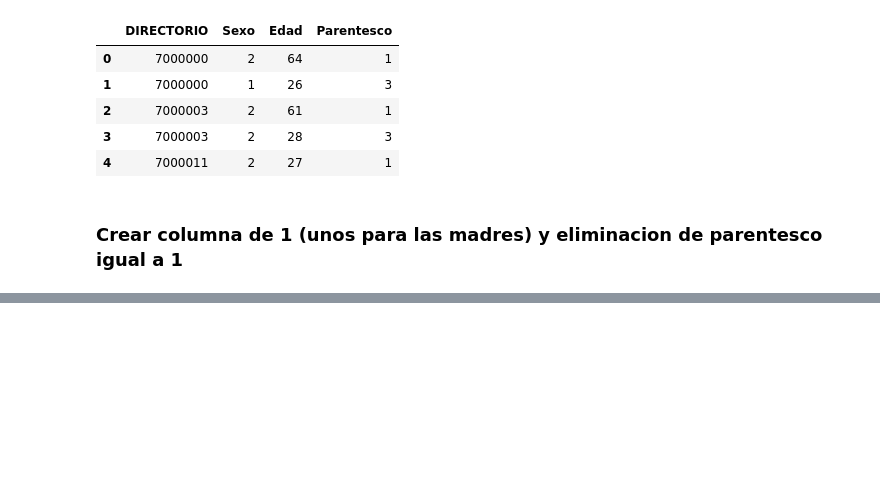
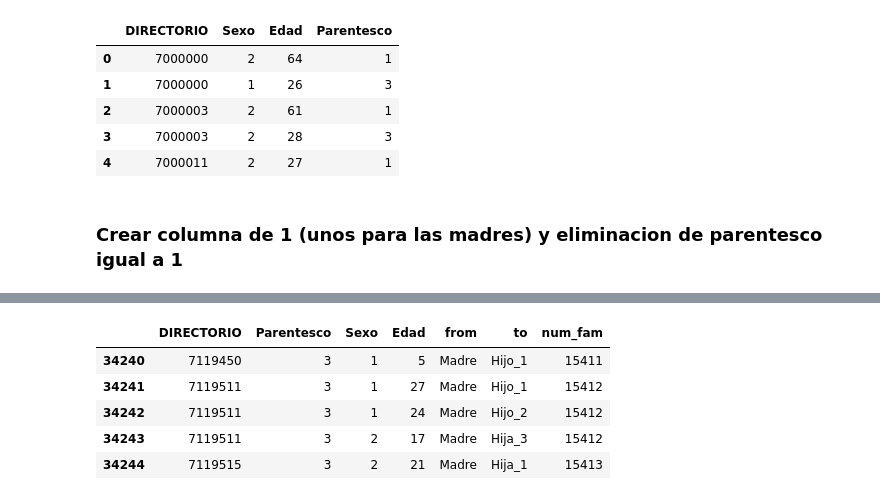
Before and after one commit to oecorrechag/Project-Japan, a Jupyter notebook: Madres Solteras.ipynb, the cells around one changed output, grey strips where cells are left out. Cells and saved outputs as stored; diff of their text form; code cells hidden in the pictures; blank space fills up the shorter version.

```diff
--- a/Madres Solteras.ipynb
+++ b/Madres Solteras.ipynb
@@ -882,0 +782,4 @@ isinstance(..., numbers.Number)
+# %%
+# Modificar los directorios
+Tabla_Nodos = pd.read_csv('Tabla_Nodos.csv', sep = ',', header = 0)
+Tabla_Nodos.head()
@@ -882,0 +797,9 @@ isinstance(..., numbers.Number)
+# %%
+direc = list(set(Tabla_Nodos['DIRECTORIO']))
+direc = sorted(direc)
+# %%
+numero = list(range(1, 15414))
+# %%
+auxiliar = pd.DataFrame(numero, direc).reset_index()
+auxiliar.columns = ['DIRECTORIO','num_fam']
+auxiliar.head()
@@ -882,0 +813,10 @@ isinstance(..., numbers.Number)
+# %%
+Tabla_Nodos = pd.merge(Tabla_Nodos, auxiliar, on = ['DIRECTORIO'])
+Tabla_Nodos.tail()
+# %% [output]
+|  | DIRECTORIO | Parentesco | Sexo | Edad | from | to | num_fam |
+| 34240 | 7119450 | 3 | 1 | 5 | Madre | Hijo_1 | 15411 |
+| 34241 | 7119511 | 3 | 1 | 27 | Madre | Hijo_1 | 15412 |
+| 34242 | 7119511 | 3 | 1 | 24 | Madre | Hijo_2 | 15412 |
+| 34243 | 7119511 | 3 | 2 | 17 | Madre | Hija_3 | 15412 |
+| 34244 | 7119515 | 3 | 2 | 21 | Madre | Hija_1 | 15413 |
```
Also changed, not shown: parts of 29 cells of this notebook, 1 other file.
